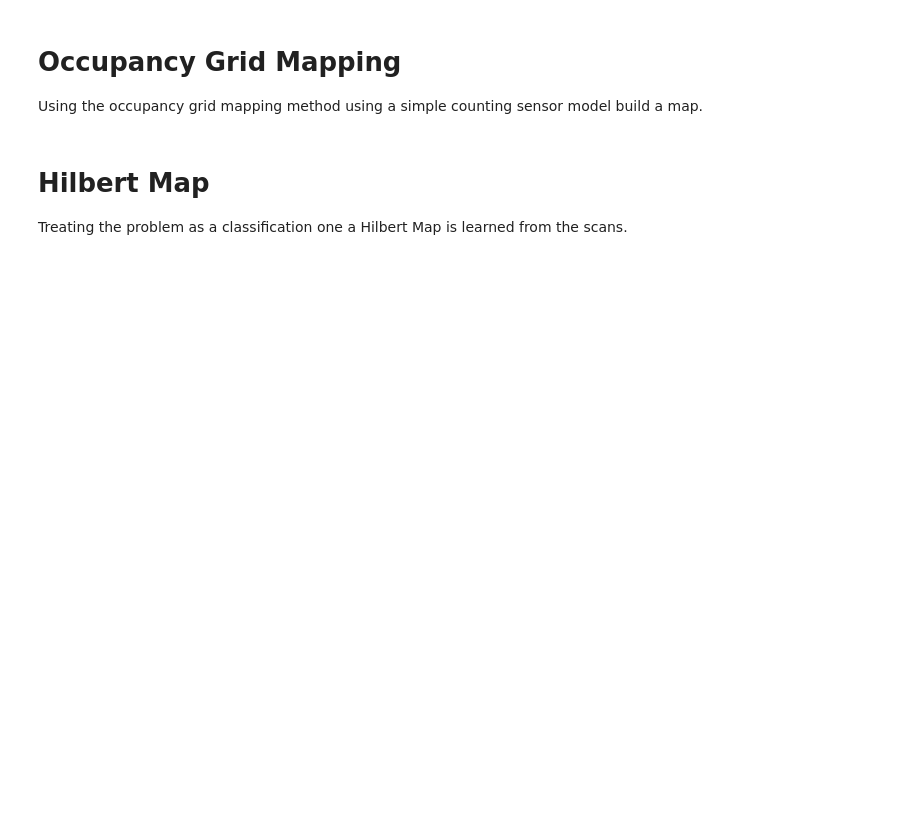
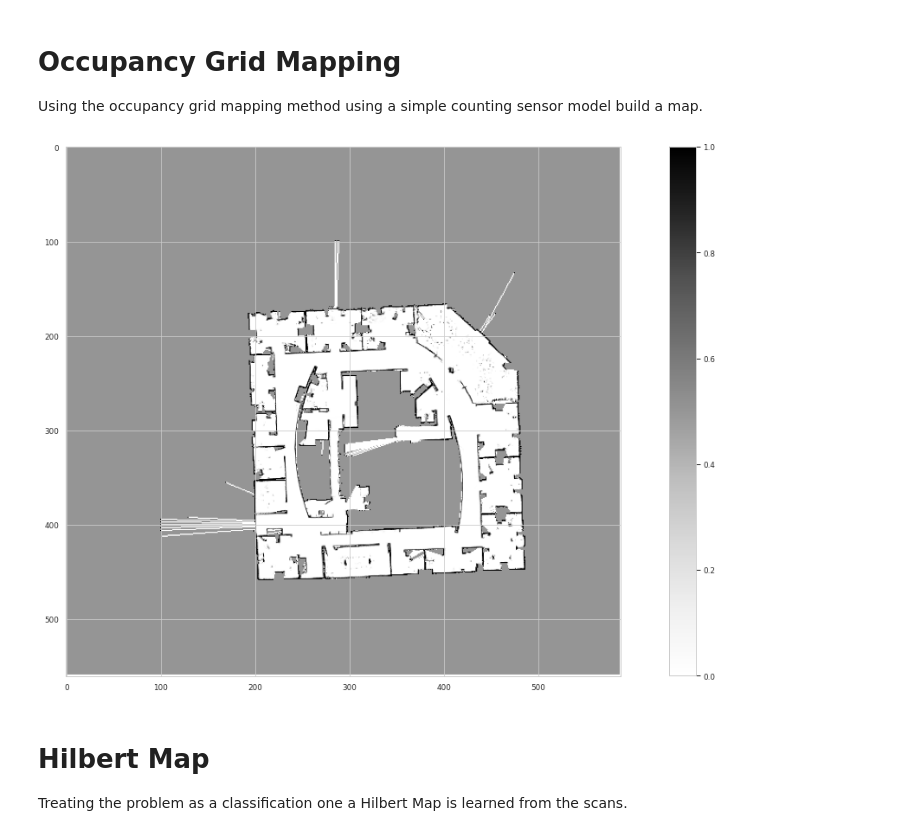
Before and after one commit to LionelOtt/hilbert_maps_rss2015, a Jupyter notebook: Mapping and Uncertainty.ipynb, the cells around one changed output. Saved outputs shown, nothing was run; the diff lists cells and outputs as text; code cells hidden in the pictures; blank space fills up the shorter version.

```diff
--- a/Mapping and Uncertainty.ipynb
+++ b/Mapping and Uncertainty.ipynb
@@ -42,8 +50,11 @@ Using the occupancy grid mapping method using a simple counting sensor model bui
 # %%
 ogm = occupancy_gridmap.create_occupancy_grid_map(dataset, 0.2)
 plt.figure("ogm")
+plt.axis("equal")
 ogm.visualize_map()
 plt.show()
+# %% [output]
+[figure, added]
 # %% [markdown]
 # Hilbert Map
 
```
Also changed, not shown: parts of 3 cells of this notebook.
